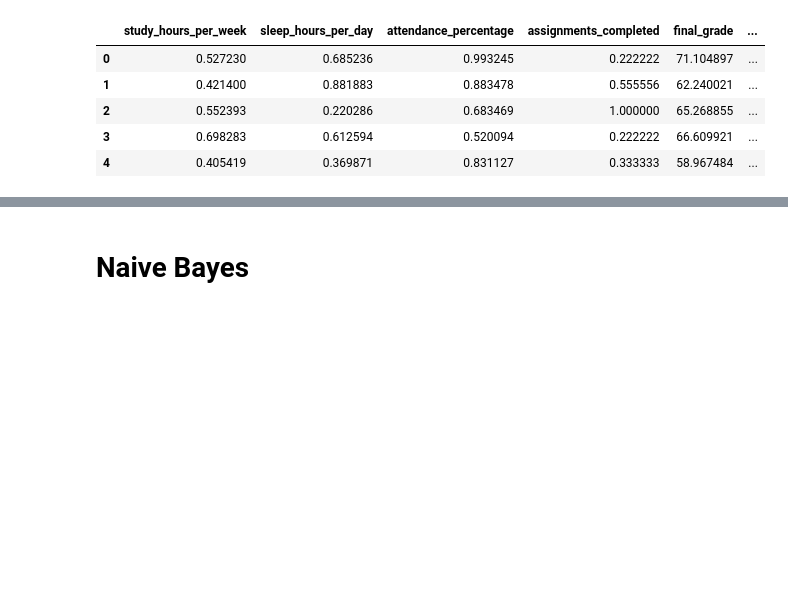
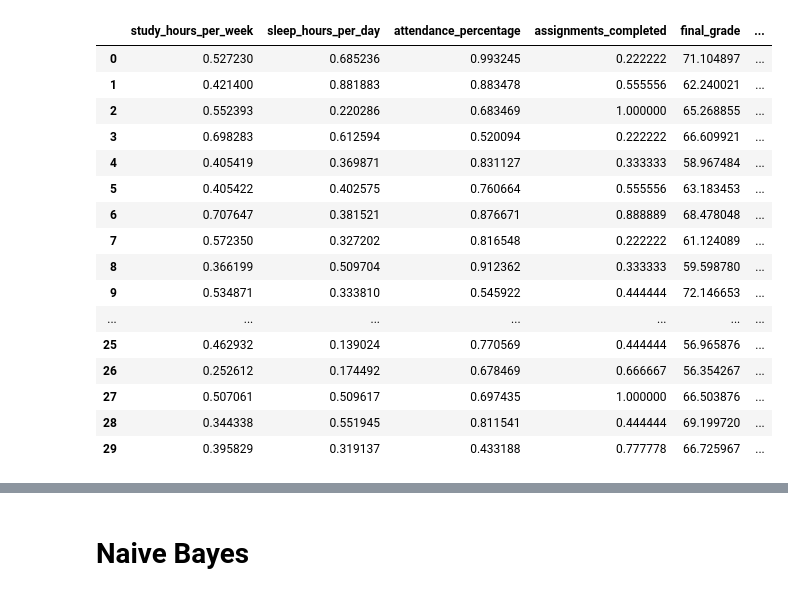
Before and after one commit to Kaviyarasu-06/student_passfail_analysis, a Jupyter notebook: task.ipynb, the cells around one changed output, grey strips where cells are left out. Cells and saved outputs as stored; diff of their text form; code cells hidden in the pictures; blank space fills up the shorter version.

```diff
--- a/task.ipynb
+++ b/task.ipynb
@@ -1,23 +1,35 @@
 # %%
 import pandas as pd
 import numpy as np
 import matplotlib.pyplot as plt
 import seaborn as sns
 import seaborn as sns
 from sklearn.model_selection import train_test_split
 from sklearn.preprocessing import LabelEncoder
 from sklearn.ensemble import RandomForestClassifier,RandomForestRegressor
 from sklearn.naive_bayes import GaussianNB
 from sklearn.metrics import accuracy_score,confusion_matrix, classification_report, precision_score, recall_score, f1_score
+from imblearn.over_sampling import SMOTE
 df=pd.read_csv('student_study_habits.csv')
-df.head()
+df.head(30)
 # %% [output]
 |  | study_hours_per_week | sleep_hours_per_day | attendance_percentage | assignments_completed | final_grade | ... |
 | 0 | 0.527230 | 0.685236 | 0.993245 | 0.222222 | 71.104897 | ... |
 | 1 | 0.421400 | 0.881883 | 0.883478 | 0.555556 | 62.240021 | ... |
 | 2 | 0.552393 | 0.220286 | 0.683469 | 1.000000 | 65.268855 | ... |
 | 3 | 0.698283 | 0.612594 | 0.520094 | 0.222222 | 66.609921 | ... |
 | 4 | 0.405419 | 0.369871 | 0.831127 | 0.333333 | 58.967484 | ... |
+| 5 | 0.405422 | 0.402575 | 0.760664 | 0.555556 | 63.183453 | ... |
+| 6 | 0.707647 | 0.381521 | 0.876671 | 0.888889 | 68.478048 | ... |
+| 7 | 0.572350 | 0.327202 | 0.816548 | 0.222222 | 61.124089 | ... |
+| 8 | 0.366199 | 0.509704 | 0.912362 | 0.333333 | 59.598780 | ... |
+| 9 | 0.534871 | 0.333810 | 0.545922 | 0.444444 | 72.146653 | ... |
+| ... | ... | ... | ... | ... | ... | ... |
+| 25 | 0.462932 | 0.139024 | 0.770569 | 0.444444 | 56.965876 | ... |
+| 26 | 0.252612 | 0.174492 | 0.678469 | 0.666667 | 56.354267 | ... |
+| 27 | 0.507061 | 0.509617 | 0.697435 | 1.000000 | 66.503876 | ... |
+| 28 | 0.344338 | 0.551945 | 0.811541 | 0.444444 | 69.199720 | ... |
+| 29 | 0.395829 | 0.319137 | 0.433188 | 0.777778 | 66.725967 | ... |
 # %%
 df.info()
 # %% [output]
```
Also changed, not shown: parts of 6 cells of this notebook.
